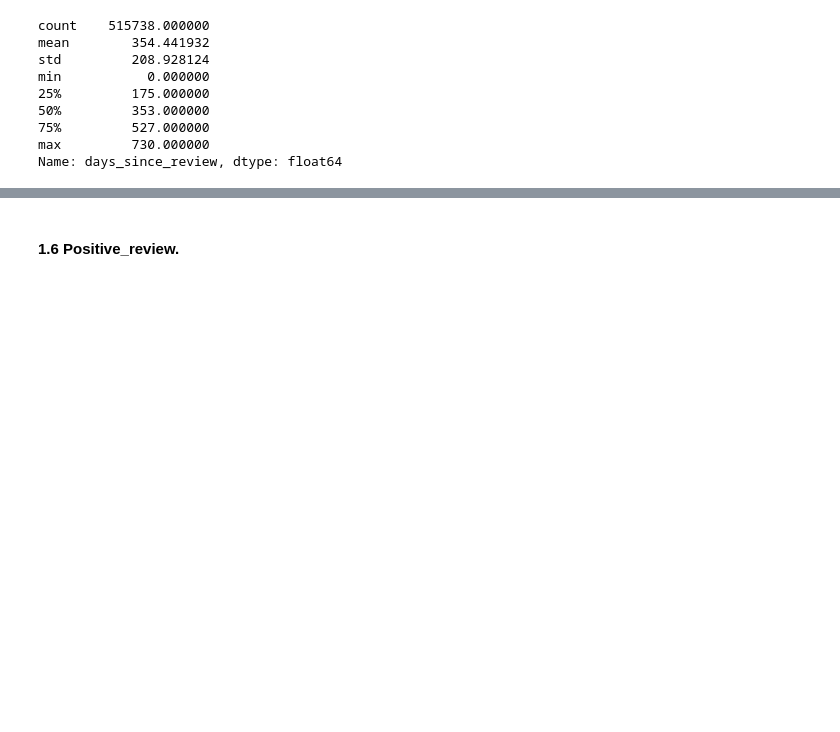
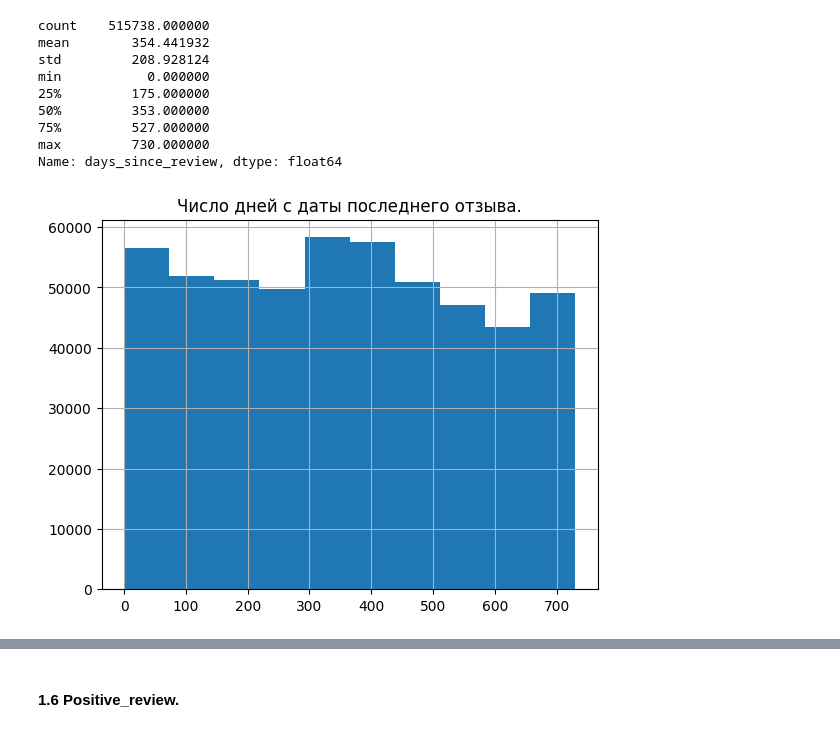
Before and after one commit to Axewyl/Predict_rating_hotels, a Jupyter notebook: EDA_Project_3_model.ipynb, the cells around one changed output, grey strips where cells are left out. Cells and saved outputs as stored; diff of their text form; code cells hidden in the pictures; blank space fills up the shorter version.

```diff
--- a/EDA_Project_3_model.ipynb
+++ b/EDA_Project_3_model.ipynb
@@ -682,6 +688,12 @@ min           0.000000
 75%         527.000000
 max         730.000000
 Name: days_since_review, dtype: float64
+# %%
+rating_hotels['days_since_review'].hist()
+plt.title('Число дней с даты последнего отзыва.')
+plt.show()
+# %% [output]
+[figure, added]
 # %%
 # Оставляем или убираем признак.
 if not days_since_review:
```
Also changed, not shown: parts of 35 cells of this notebook, 2 other files.
